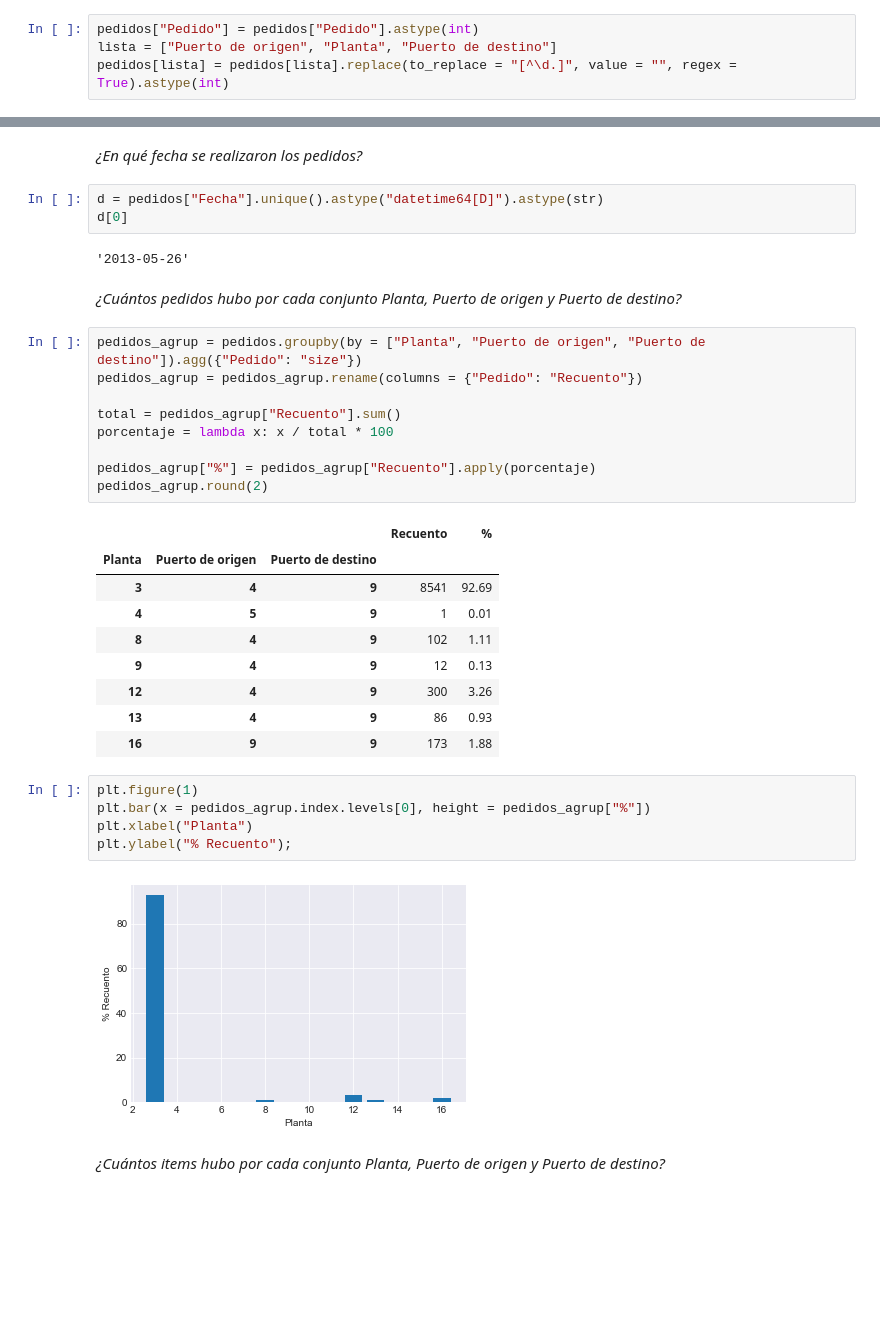
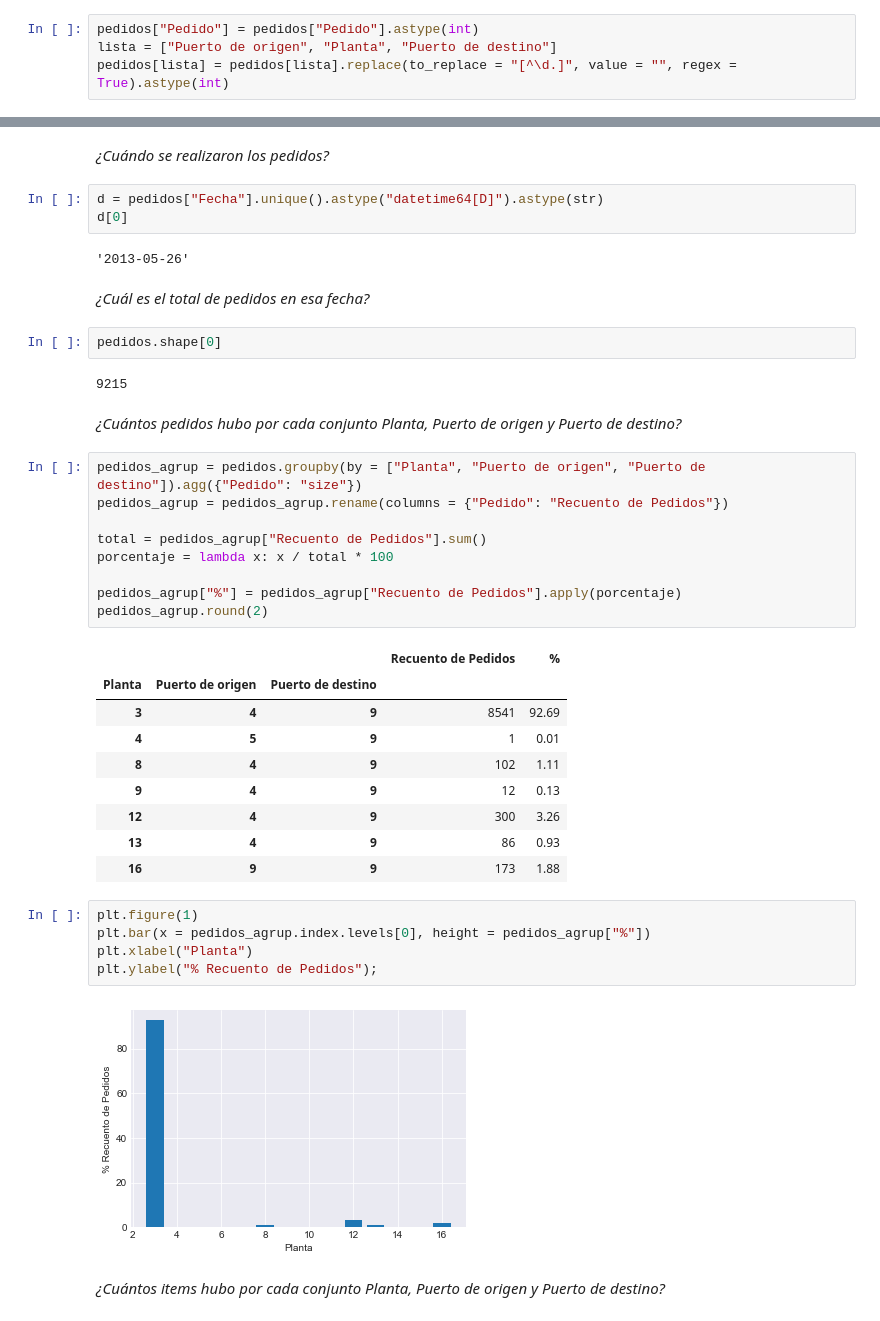
Before and after one commit to hernanrodri/Supply-Chain-Analytics, a Jupyter notebook: Supply Chain Analysis.ipynb, the cells around one changed output, grey strips where cells are left out. Saved outputs shown, nothing was run; the diff lists cells and outputs as text; blank space fills up the shorter version.

```diff
--- a/Supply Chain Analysis.ipynb
+++ b/Supply Chain Analysis.ipynb
@@ -66,23 +42,29 @@ pedidos.shape[0]
 # %% [markdown]
-*¿En qué fecha se realizaron los pedidos?*
+*¿Cuándo se realizaron los pedidos?*
 # %%
 d = pedidos["Fecha"].unique().astype("datetime64[D]").astype(str)
 d[0]
 # %% [output]
 '2013-05-26'
+# %% [markdown]
+*¿Cuál es el total de pedidos en esa fecha?*
+# %%
+pedidos.shape[0]
+# %% [output]
+9215
 # %% [markdown]
 *¿Cuántos pedidos hubo por cada conjunto Planta, Puerto de origen y Puerto de destino?*
 # %%
 pedidos_agrup = pedidos.groupby(by = ["Planta", "Puerto de origen", "Puerto de destino"]).agg({"Pedido": "size"})
-pedidos_agrup = pedidos_agrup.rename(columns = {"Pedido": "Recuento"})
+pedidos_agrup = pedidos_agrup.rename(columns = {"Pedido": "Recuento de Pedidos"})
 
-total = pedidos_agrup["Recuento"].sum()
+total = pedidos_agrup["Recuento de Pedidos"].sum()
 porcentaje = lambda x: x / total * 100
 
-pedidos_agrup["%"] = pedidos_agrup["Recuento"].apply(porcentaje)
+pedidos_agrup["%"] = pedidos_agrup["Recuento de Pedidos"].apply(porcentaje)
 pedidos_agrup.round(2)
 # %% [output]
-|  |  |  | Recuento | % |
+|  |  |  | Recuento de Pedidos | % |
 | Planta | Puerto de origen | Puerto de destino |  |  |
 | 3 | 4 | 9 | 8541 | 92.69 |
 | 4 | 5 | 9 | 1 | 0.01 |
@@ -94,10 +76,10 @@ pedidos_agrup.round(2)
 # %%
 plt.figure(1)
 plt.bar(x = pedidos_agrup.index.levels[0], height = pedidos_agrup["%"])
 plt.xlabel("Planta")
-plt.ylabel("% Recuento");
+plt.ylabel("% Recuento de Pedidos");
 # %% [output]
-[figure, old version]
+[figure, new version]
 # %% [markdown]
 *¿Cuántos items hubo por cada conjunto Planta, Puerto de origen y Puerto de destino?*
 # %%
```
Also changed, not shown: parts of 13 cells of this notebook.
